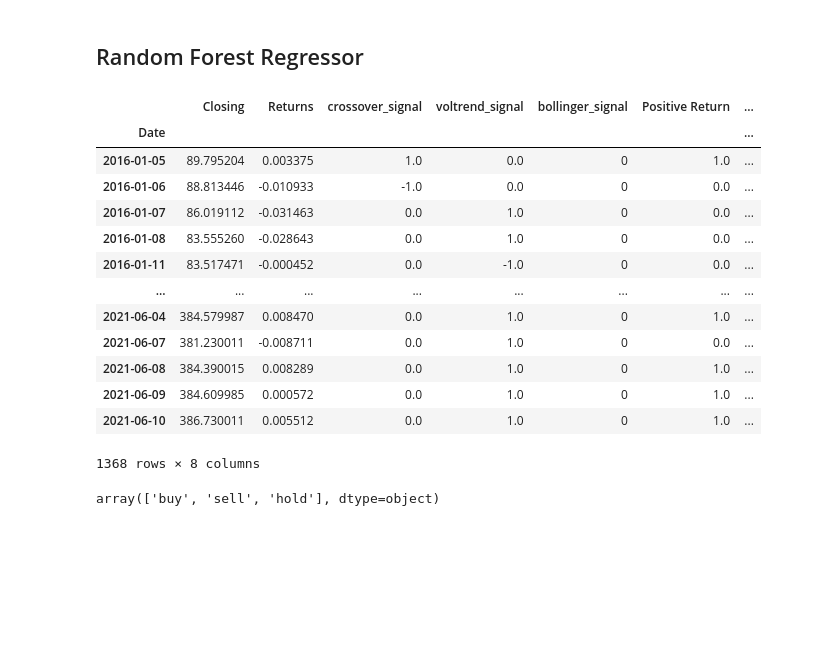
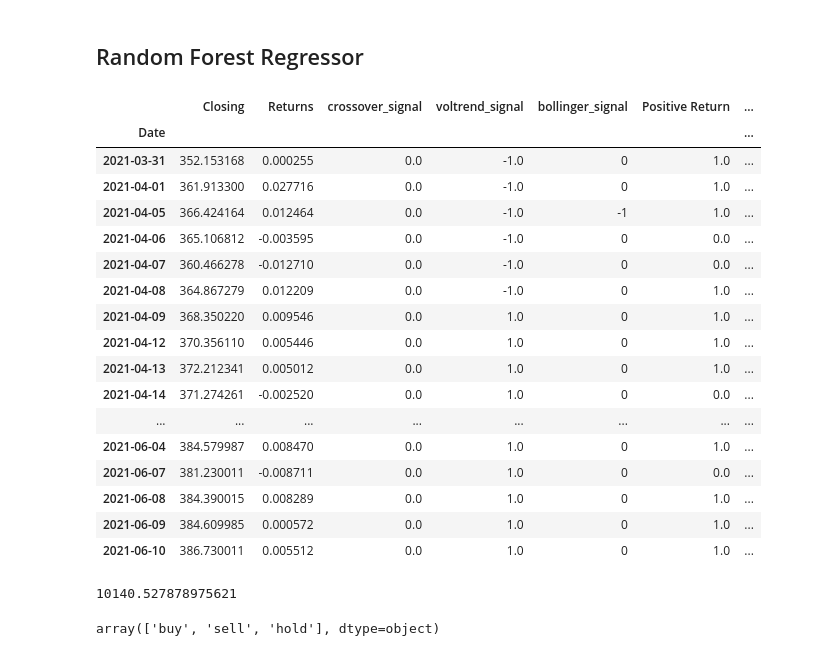
Before and after one commit to scolpan/etf_ml, a Jupyter notebook: InitialETF.ipynb, the cells around one changed output. Cells and saved outputs as stored; diff of their text form; code cells hidden in the pictures; blank space fills up the shorter version.

```diff
--- a/InitialETF.ipynb
+++ b/InitialETF.ipynb
@@ -116,7 +116,7 @@ def build_model(ticker_df, ticker_name):
     ticker_df['predictions_raw'] = rfr_model(ticker_df)
 
     #Assign threshold to predictions to determine buy, sell or hold.
-    ticker_df['Predictions'] = ticker_df['predictions_raw'].apply(assign_threshold)
+    ticker_df['Prediction'] = ticker_df['predictions_raw'].apply(assign_threshold)
 
 
 
@@ -277,32 +342,49 @@ investment_wallet = 10000
 # %%
 #for i in range(0, total_etfs):
 for i in range(50, 51):
 
     ticker_name = etf_closing.columns[i]
 
     ticker_df = pd.DataFrame()
     #predicted_df = pd.DataFrame()
 
     ticker_df['Closing'] = etf_closing.iloc[:,i]
 
+    #Build model and get predictions.
     predicted_df = build_model(ticker_df, ticker_name)
 
-    display(predicted_df)
+    #Simulate an investment portfolio based on predictions.
+    #For now we assume we invest in 10 ETFs.
+    investment_df = calculate_investment(predicted_df, 0.1)
+
+    portfolio_df = pd.concat([predicted_df, investment_df], axis='columns', join='inner')
+
+
+    #display(portfolio_df.tail(50))
+
+    display(portfolio_df['equity'][portfolio_df.index[-1]])
+
+    #df['date'][df.index[-1]]
 # %% [output]
 |  | Closing | Returns | crossover_signal | voltrend_signal | bollinger_signal | Positive Return | ... |
 | Date |  |  |  |  |  |  | ... |
-| 2016-01-05 | 89.795204 | 0.003375 | 1.0 | 0.0 | 0 | 1.0 | ... |
-| 2016-01-06 | 88.813446 | -0.010933 | -1.0 | 0.0 | 0 | 0.0 | ... |
-| 2016-01-07 | 86.019112 | -0.031463 | 0.0 | 1.0 | 0 | 0.0 | ... |
-| 2016-01-08 | 83.555260 | -0.028643 | 0.0 | 1.0 | 0 | 0.0 | ... |
-| 2016-01-11 | 83.517471 | -0.000452 | 0.0 | -1.0 | 0 | 0.0 | ... |
+| 2021-03-31 | 352.153168 | 0.000255 | 0.0 | -1.0 | 0 | 1.0 | ... |
+| 2021-04-01 | 361.913300 | 0.027716 | 0.0 | -1.0 | 0 | 1.0 | ... |
+| 2021-04-05 | 366.424164 | 0.012464 | 0.0 | -1.0 | -1 | 1.0 | ... |
+| 2021-04-06 | 365.106812 | -0.003595 | 0.0 | -1.0 | 0 | 0.0 | ... |
+| 2021-04-07 | 360.466278 | -0.012710 | 0.0 | -1.0 | 0 | 0.0 | ... |
+| 2021-04-08 | 364.867279 | 0.012209 | 0.0 | -1.0 | 0 | 1.0 | ... |
+| 2021-04-09 | 368.350220 | 0.009546 | 0.0 | 1.0 | 0 | 1.0 | ... |
+| 2021-04-12 | 370.356110 | 0.005446 | 0.0 | 1.0 | 0 | 1.0 | ... |
+| 2021-04-13 | 372.212341 | 0.005012 | 0.0 | 1.0 | 0 | 1.0 | ... |
+| 2021-04-14 | 371.274261 | -0.002520 | 0.0 | 1.0 | 0 | 0.0 | ... |
 | ... | ... | ... | ... | ... | ... | ... | ... |
 | 2021-06-04 | 384.579987 | 0.008470 | 0.0 | 1.0 | 0 | 1.0 | ... |
 | 2021-06-07 | 381.230011 | -0.008711 | 0.0 | 1.0 | 0 | 0.0 | ... |
 | 2021-06-08 | 384.390015 | 0.008289 | 0.0 | 1.0 | 0 | 1.0 | ... |
 | 2021-06-09 | 384.609985 | 0.000572 | 0.0 | 1.0 | 0 | 1.0 | ... |
 | 2021-06-10 | 386.730011 | 0.005512 | 0.0 | 1.0 | 0 | 1.0 | ... |
-1368 rows × 8 columns
+10140.527878975621
 # %%
 #predicted_df['Predictions'].unique()
 # %% [output]
```
Also changed, not shown: parts of 2 cells of this notebook.
